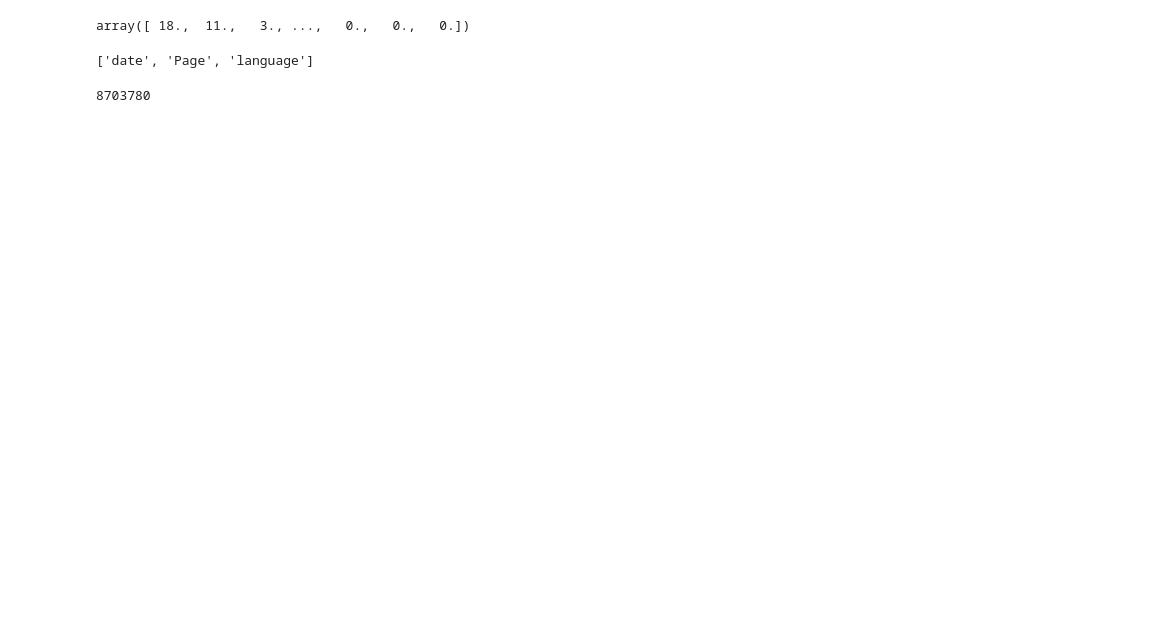
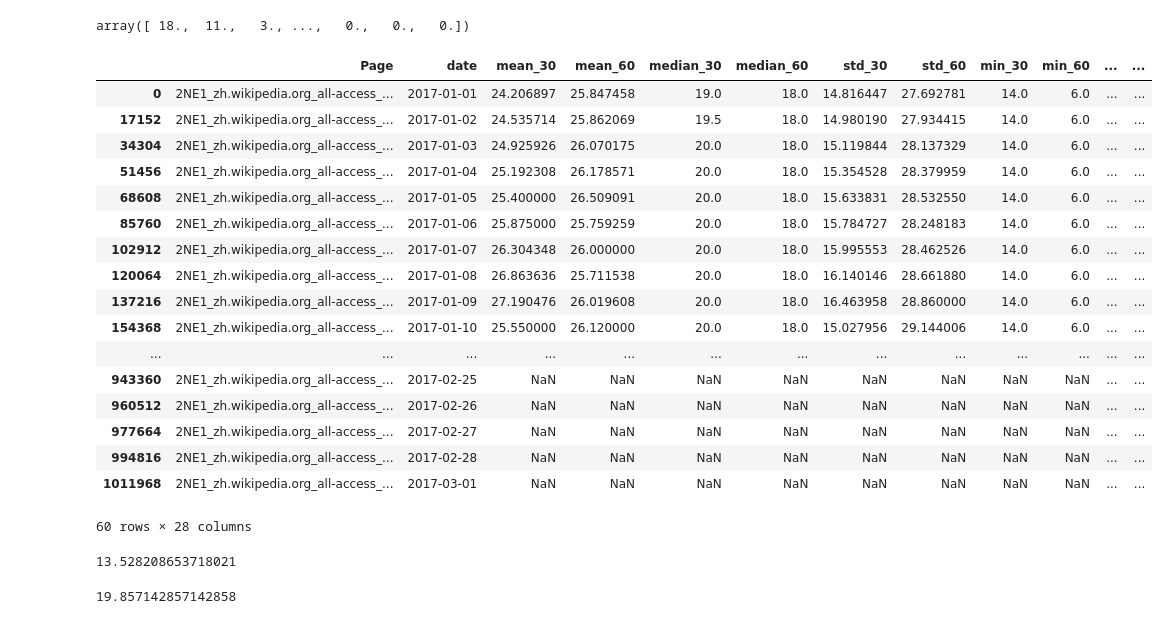
Before and after one commit to shubh24/web_traffic_prediction, a Jupyter notebook: explore.ipynb, the cells around one changed output. Saved outputs shown, nothing was run; the diff lists cells and outputs as text; code cells hidden in the pictures; blank space fills up the shorter version.

Commit message:
some ideas to impute na in test_melt

```diff
--- a/explore.ipynb
+++ b/explore.ipynb
@@ -312,11 +334,7 @@ train_melt.drop("date", axis = 1, inplace = True)
 train_melt.drop("language", axis = 1, inplace = True)
 train_melt.drop("Page", axis = 1, inplace = True)
 
-# train_melt.drop("last_day_visits_None", axis = 1, inplace = True)
-# train_melt.drop("mean_diff_7", axis = 1, inplace = True)
-
-# train_melt.drop("mean_7", axis = 1, inplace = True)
-# train_melt.drop("median_7", axis = 1, inplace = True)
-
-train_melt.date_num = pd.to_numeric(train_melt.date_num)
+# train_melt.date_num = pd.to_numeric(train_melt.date_num)
+# %%
+train_melt.drop("date_num", axis = 1, inplace=True)
 # %%
@@ -504,11 +531,29 @@ def invboxcox(y,ld):
 invboxcox(bc_label, ld = 0.094)
 # %% [output]
 array([ 18.,  11.,   3., ...,   0.,   0.,   0.])
-# %%
-list(set(test_melt.columns.tolist()) - set(train_melt.columns.tolist()))
-# %% [output]
-['date', 'Page', 'language']
-# %%
-test_melt
-# %% [output]
-8703780
+# %%
+test_melt[test_melt.Page == "2NE1_zh.wikipedia.org_all-access_spider"]
+# %% [output]
+|  | Page | date | mean_30 | mean_60 | median_30 | median_60 | std_30 | std_60 | min_30 | min_60 | ... | ... |
+| 0 | 2NE1_zh.wikipedia.org_all-access_... | 2017-01-01 | 24.206897 | 25.847458 | 19.0 | 18.0 | 14.816447 | 27.692781 | 14.0 | 6.0 | ... | ... |
+| 17152 | 2NE1_zh.wikipedia.org_all-access_... | 2017-01-02 | 24.535714 | 25.862069 | 19.5 | 18.0 | 14.980190 | 27.934415 | 14.0 | 6.0 | ... | ... |
+| 34304 | 2NE1_zh.wikipedia.org_all-access_... | 2017-01-03 | 24.925926 | 26.070175 | 20.0 | 18.0 | 15.119844 | 28.137329 | 14.0 | 6.0 | ... | ... |
+| 51456 | 2NE1_zh.wikipedia.org_all-access_... | 2017-01-04 | 25.192308 | 26.178571 | 20.0 | 18.0 | 15.354528 | 28.379959 | 14.0 | 6.0 | ... | ... |
+| 68608 | 2NE1_zh.wikipedia.org_all-access_... | 2017-01-05 | 25.400000 | 26.509091 | 20.0 | 18.0 | 15.633831 | 28.532550 | 14.0 | 6.0 | ... | ... |
+| 85760 | 2NE1_zh.wikipedia.org_all-access_... | 2017-01-06 | 25.875000 | 25.759259 | 20.0 | 18.0 | 15.784727 | 28.248183 | 14.0 | 6.0 | ... | ... |
+| 102912 | 2NE1_zh.wikipedia.org_all-access_... | 2017-01-07 | 26.304348 | 26.000000 | 20.0 | 18.0 | 15.995553 | 28.462526 | 14.0 | 6.0 | ... | ... |
+| 120064 | 2NE1_zh.wikipedia.org_all-access_... | 2017-01-08 | 26.863636 | 25.711538 | 20.0 | 18.0 | 16.140146 | 28.661880 | 14.0 | 6.0 | ... | ... |
+| 137216 | 2NE1_zh.wikipedia.org_all-access_... | 2017-01-09 | 27.190476 | 26.019608 | 20.0 | 18.0 | 16.463958 | 28.860000 | 14.0 | 6.0 | ... | ... |
+| 154368 | 2NE1_zh.wikipedia.org_all-access_... | 2017-01-10 | 25.550000 | 26.120000 | 20.0 | 18.0 | 15.027956 | 29.144006 | 14.0 | 6.0 | ... | ... |
+| ... | ... | ... | ... | ... | ... | ... | ... | ... | ... | ... | ... | ... |
+| 943360 | 2NE1_zh.wikipedia.org_all-access_... | 2017-02-25 | NaN | NaN | NaN | NaN | NaN | NaN | NaN | NaN | ... | ... |
+| 960512 | 2NE1_zh.wikipedia.org_all-access_... | 2017-02-26 | NaN | NaN | NaN | NaN | NaN | NaN | NaN | NaN | ... | ... |
+| 977664 | 2NE1_zh.wikipedia.org_all-access_... | 2017-02-27 | NaN | NaN | NaN | NaN | NaN | NaN | NaN | NaN | ... | ... |
+| 994816 | 2NE1_zh.wikipedia.org_all-access_... | 2017-02-28 | NaN | NaN | NaN | NaN | NaN | NaN | NaN | NaN | ... | ... |
+| 1011968 | 2NE1_zh.wikipedia.org_all-access_... | 2017-03-01 | NaN | NaN | NaN | NaN | NaN | NaN | NaN | NaN | ... | ... |
+60 rows × 28 columns
+# %%
+pred_index = train.columns.tolist().index("2016-11-02")
+train[train.Page == "2NE1_zh.wikipedia.org_all-access_spider"].iloc[0, pred_index - 59:pred_index+1].std()
+# %% [output]
+13.528208653718021
@@ -514,0 +572,4 @@ test_melt
+# %%
+last_col_val
+# %% [output]
+19.857142857142858
```
Also changed, not shown: parts of 6 cells of this notebook.
